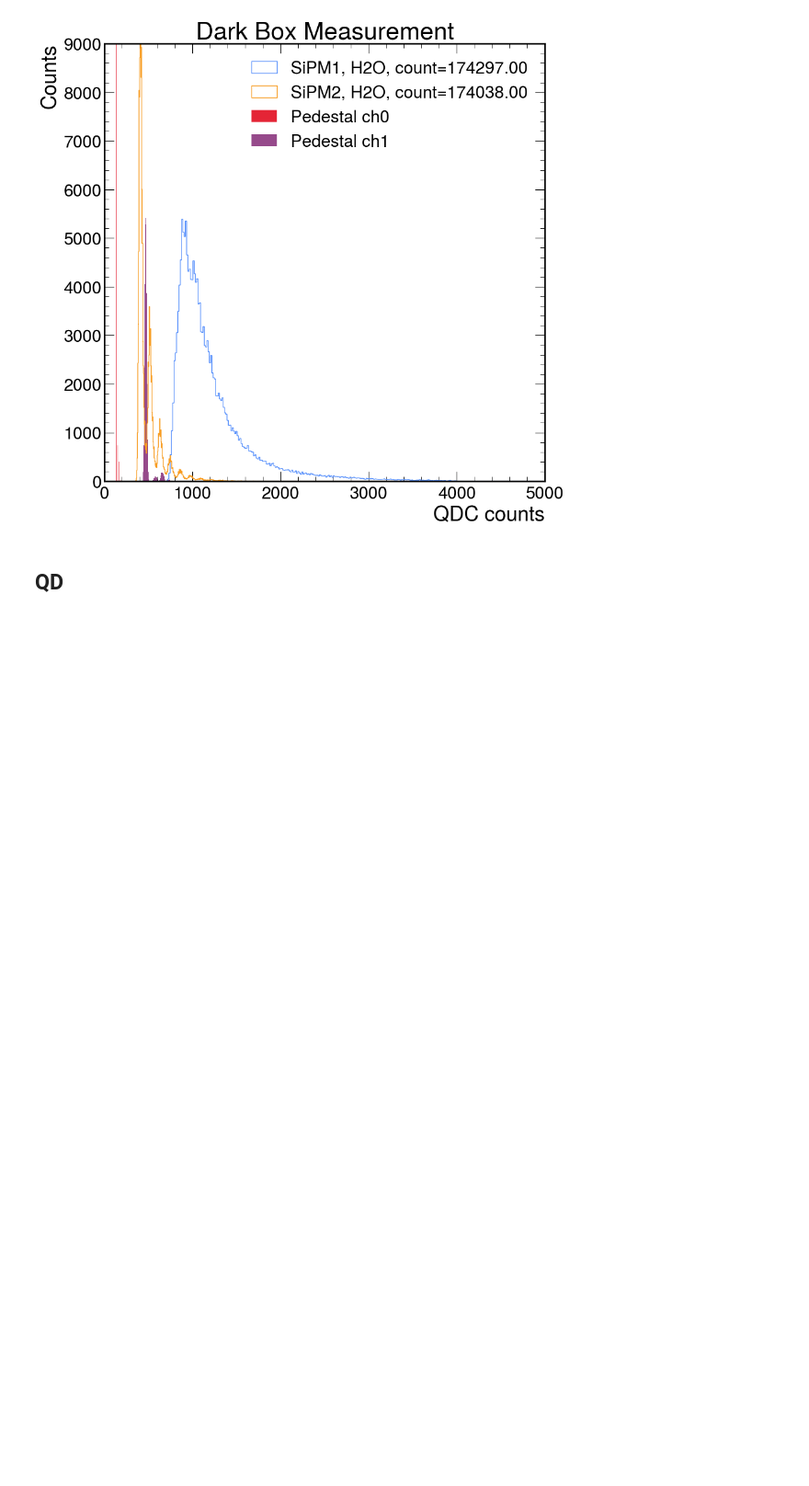
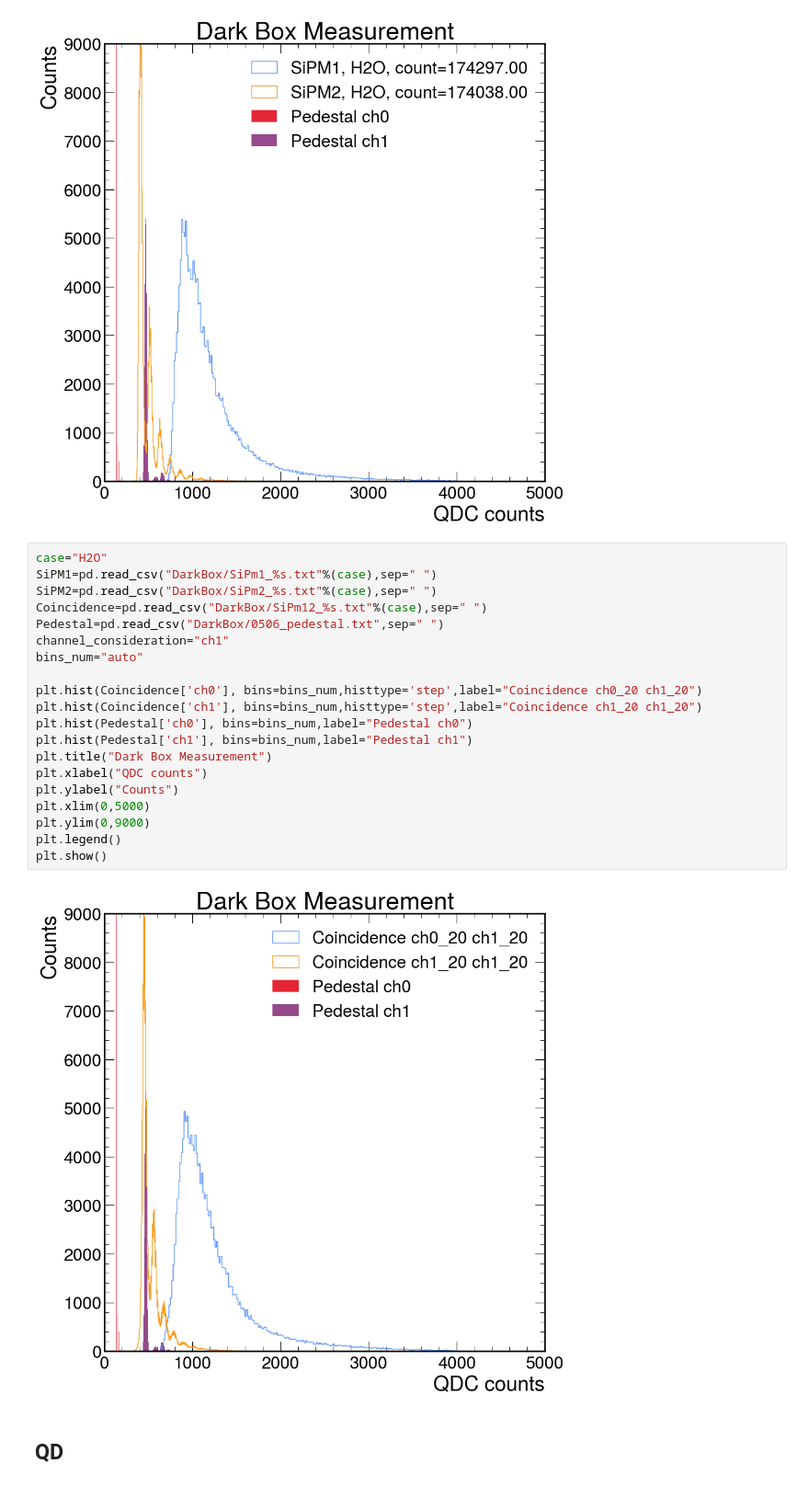
Before and after one commit to keiyinau/LabDataAnalysis, a Jupyter notebook: datas/dataset_Jun5/DarkBoxAnalysis.ipynb, the cells around one changed output. Shown at 92% size. Saved outputs shown, nothing was run; the diff lists cells and outputs as text; blank space fills up the shorter version.

```diff
--- a/datas/dataset_Jun5/DarkBoxAnalysis.ipynb
+++ b/datas/dataset_Jun5/DarkBoxAnalysis.ipynb
@@ -47,6 +47,28 @@ plt.legend()
 plt.show()
 # %% [output]
 [figure]
+# %%
+case="H2O"
+SiPM1=pd.read_csv("DarkBox/SiPm1_%s.txt"%(case),sep=" ")
+SiPM2=pd.read_csv("DarkBox/SiPm2_%s.txt"%(case),sep=" ")
+Coincidence=pd.read_csv("DarkBox/SiPm12_%s.txt"%(case),sep=" ")
+Pedestal=pd.read_csv("DarkBox/0506_pedestal.txt",sep=" ")
+channel_consideration="ch1"
+bins_num="auto"
+
+plt.hist(Coincidence['ch0'], bins=bins_num,histtype='step',label="Coincidence ch0_20 ch1_20")
+plt.hist(Coincidence['ch1'], bins=bins_num,histtype='step',label="Coincidence ch1_20 ch1_20")
+plt.hist(Pedestal['ch0'], bins=bins_num,label="Pedestal ch0")
+plt.hist(Pedestal['ch1'], bins=bins_num,label="Pedestal ch1")
+plt.title("Dark Box Measurement")
+plt.xlabel("QDC counts")
+plt.ylabel("Counts")
+plt.xlim(0,5000)
+plt.ylim(0,9000)
+plt.legend()
+plt.show()
+# %% [output]
+[figure, added]
 # %% [markdown]
 ## QD
 # %%
```
Also changed, not shown: parts of 5 cells of this notebook.
